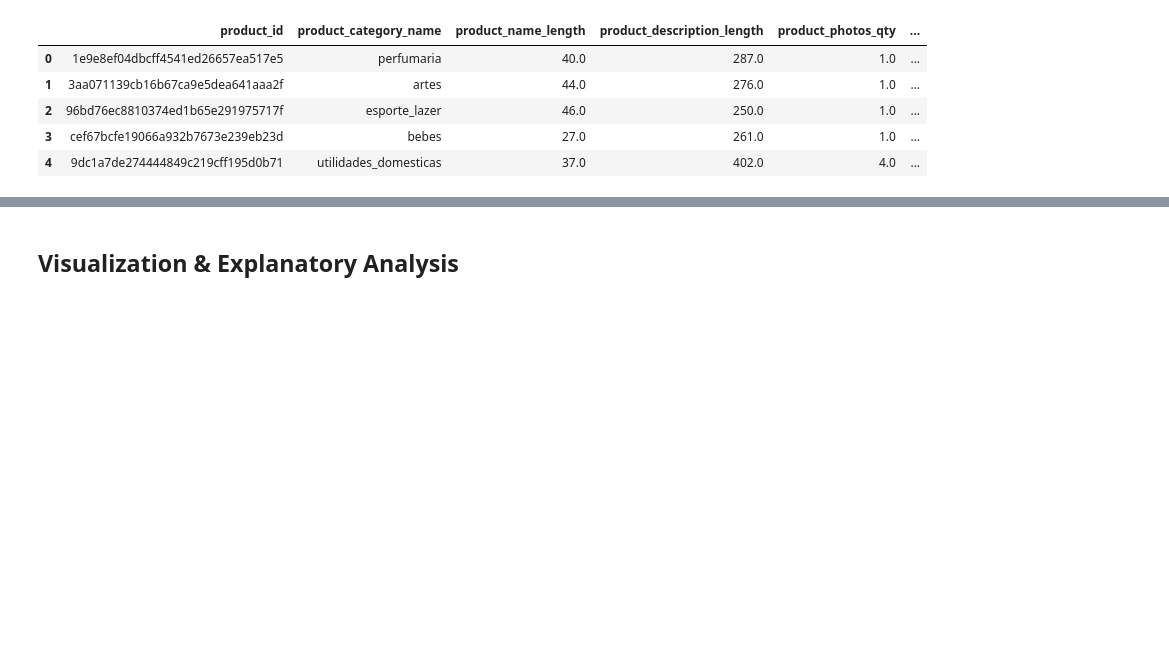
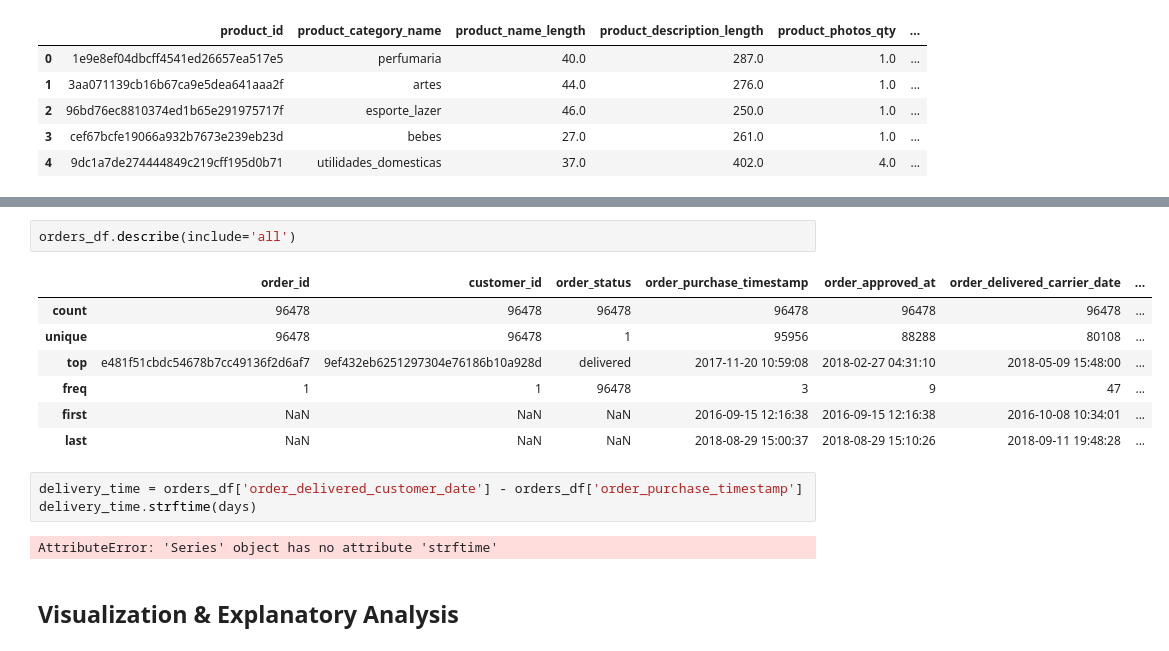
Before and after one commit to sayid-alt/olist-store-analysis-project, a Jupyter notebook: Brazilian_E_Commerce_Public_Dataset_by_Olist.ipynb, the cells around one changed output, grey strips where cells are left out. Cells and saved outputs as stored; diff of their text form; blank space fills up the shorter version.

```diff
--- a/Brazilian_E_Commerce_Public_Dataset_by_Olist.ipynb
+++ b/Brazilian_E_Commerce_Public_Dataset_by_Olist.ipynb
@@ -782,3 +803,18 @@ products_translated_df.head()
+# %%
+orders_df.describe(include='all')
+# %% [output]
+|  | order_id | customer_id | order_status | order_purchase_timestamp | order_approved_at | order_delivered_carrier_date | ... |
+| count | 96478 | 96478 | 96478 | 96478 | 96478 | 96478 | ... |
+| unique | 96478 | 96478 | 1 | 95956 | 88288 | 80108 | ... |
+| top | e481f51cbdc54678b7cc49136f2d6af7 | 9ef432eb6251297304e76186b10a928d | delivered | 2017-11-20 10:59:08 | 2018-02-27 04:31:10 | 2018-05-09 15:48:00 | ... |
+| freq | 1 | 1 | 96478 | 3 | 9 | 47 | ... |
+| first | NaN | NaN | NaN | 2016-09-15 12:16:38 | 2016-09-15 12:16:38 | 2016-10-08 10:34:01 | ... |
+| last | NaN | NaN | NaN | 2018-08-29 15:00:37 | 2018-08-29 15:10:26 | 2018-09-11 19:48:28 | ... |
+# %%
+delivery_time = orders_df['order_delivered_customer_date'] - orders_df['order_purchase_timestamp']
+delivery_time.strftime(days)
+# %% [output]
+AttributeError: 'Series' object has no attribute 'strftime'
 # %% [markdown]
 ## Visualization & Explanatory Analysis
 # %% [markdown]
```
Also changed, not shown: parts of 3 cells of this notebook.
